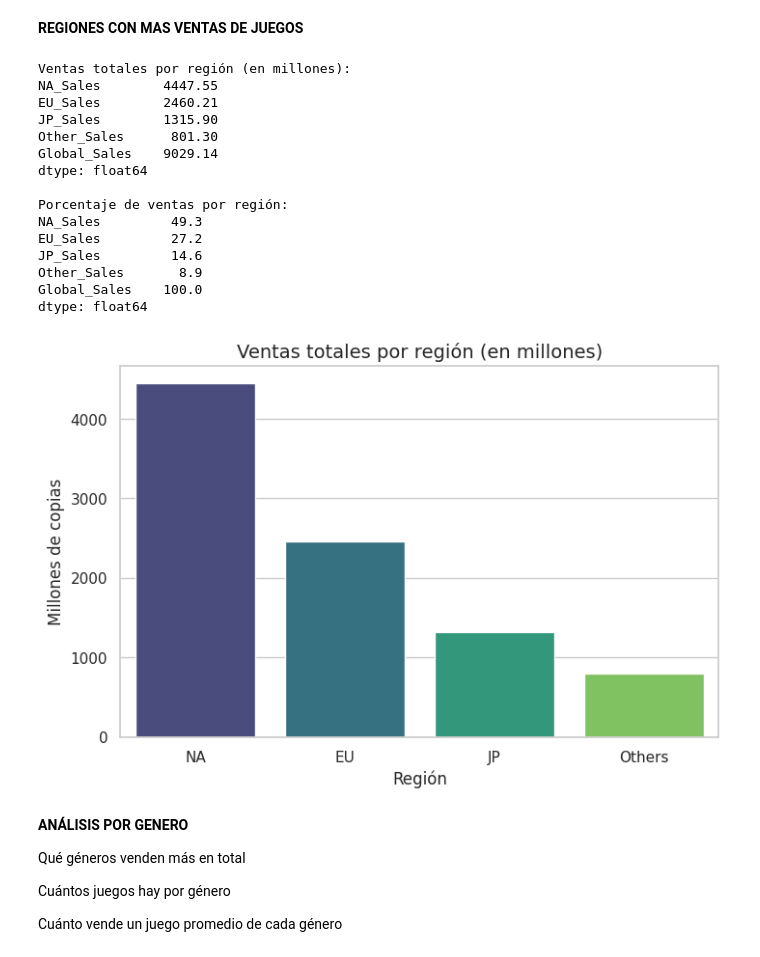
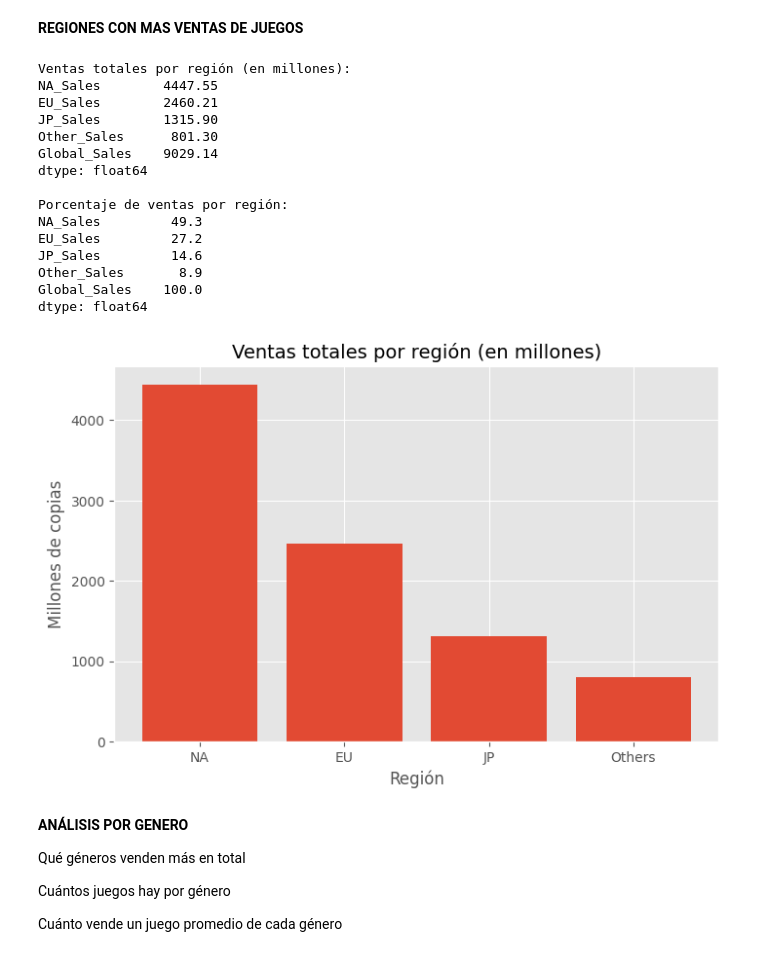
Before and after one commit to Juanx1s/Juan-Programacion, a Jupyter notebook: Proyecto-Final-Análisis-juegos/an-lisis-juegos.ipynb, the cells around one changed output. Saved outputs shown, nothing was run; the diff lists cells and outputs as text; code cells hidden in the pictures.

```diff
--- a/Proyecto-Final-Análisis-juegos/an-lisis-juegos.ipynb
+++ b/Proyecto-Final-Análisis-juegos/an-lisis-juegos.ipynb
@@ -20,7 +20,7 @@ plt.style.use("ggplot")
 pd.set_option("display.max_columns", 20)
 # %%
 #Ruta del archivo CSV
-ruta_csv = "/kaggle/input/video-game-sales-and-ratings/Video_Games.csv"
+ruta_csv = "Video_Games.csv"
 
 
 #Cargar
@@ -139,39 +144,39 @@ df_regiones = pd.DataFrame({
         suma_regiones["NA_Sales"],
         suma_regiones["EU_Sales"],
         suma_regiones["JP_Sales"],
         suma_regiones["Other_Sales"]
     ]
 })
 
 plt.figure(figsize=(8,5))
-sns.barplot(
-    data=df_regiones,
-    x="Region",
-    y="Ventas",
-    palette="viridis"
+
+plt.bar(
+    df_regiones["Region"],
+    df_regiones["Ventas"]
 )
 
 plt.title("Ventas totales por región (en millones)", fontsize=14)
 plt.ylabel("Millones de copias", fontsize=12)
 plt.xlabel("Región", fontsize=12)
+
 plt.show()
 # %% [output]
 Ventas totales por región (en millones):
 NA_Sales        4447.55
 EU_Sales        2460.21
 JP_Sales        1315.90
 Other_Sales      801.30
 Global_Sales    9029.14
 dtype: float64
 
 Porcentaje de ventas por región:
 NA_Sales         49.3
 EU_Sales         27.2
 JP_Sales         14.6
 Other_Sales       8.9
 Global_Sales    100.0
 dtype: float64
-[figure, old version]
+[figure, new version]
 # %% [markdown]
 **ANÁLISIS POR GENERO**
 
```
Also changed, not shown: parts of 5 cells of this notebook, 1 other file.
